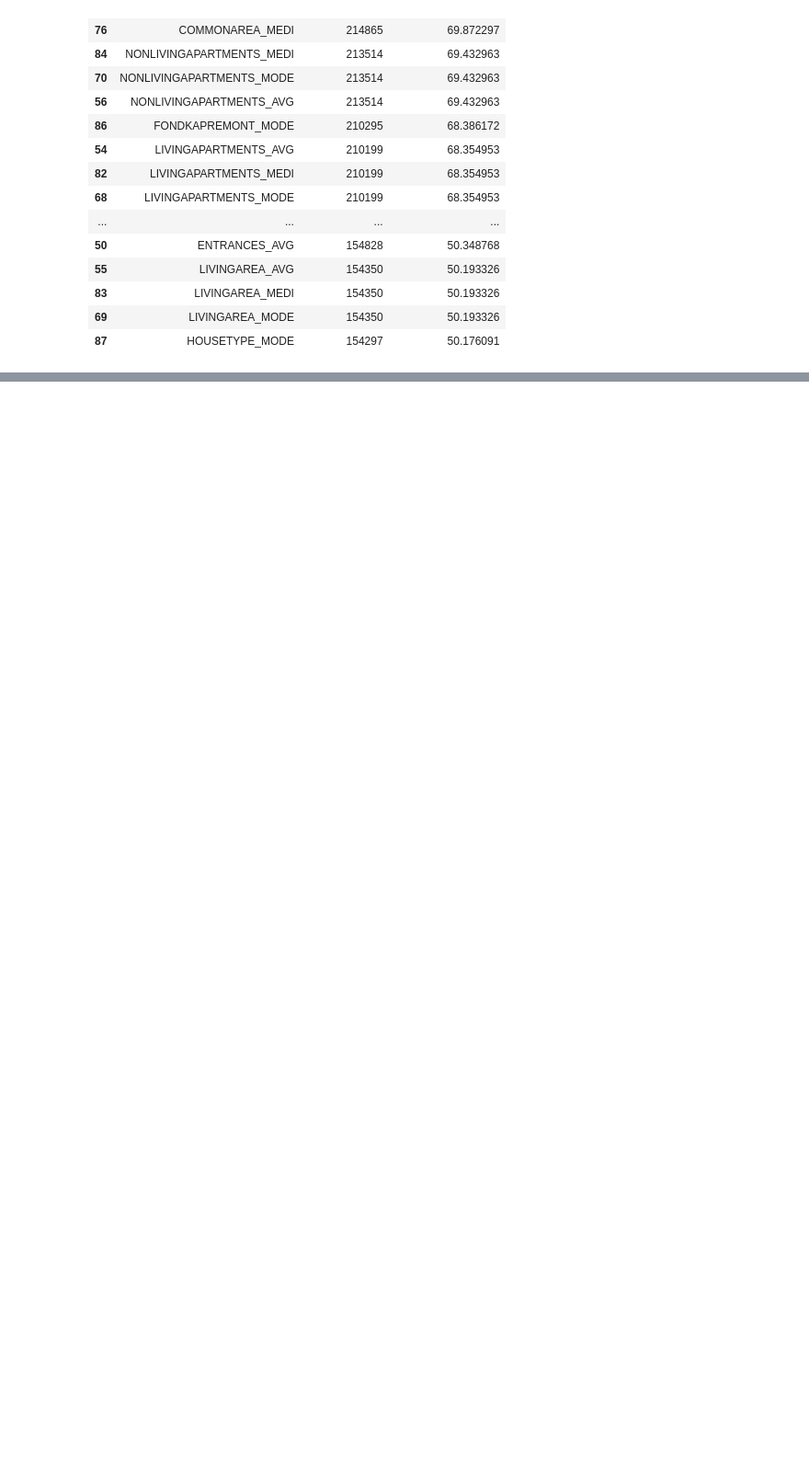
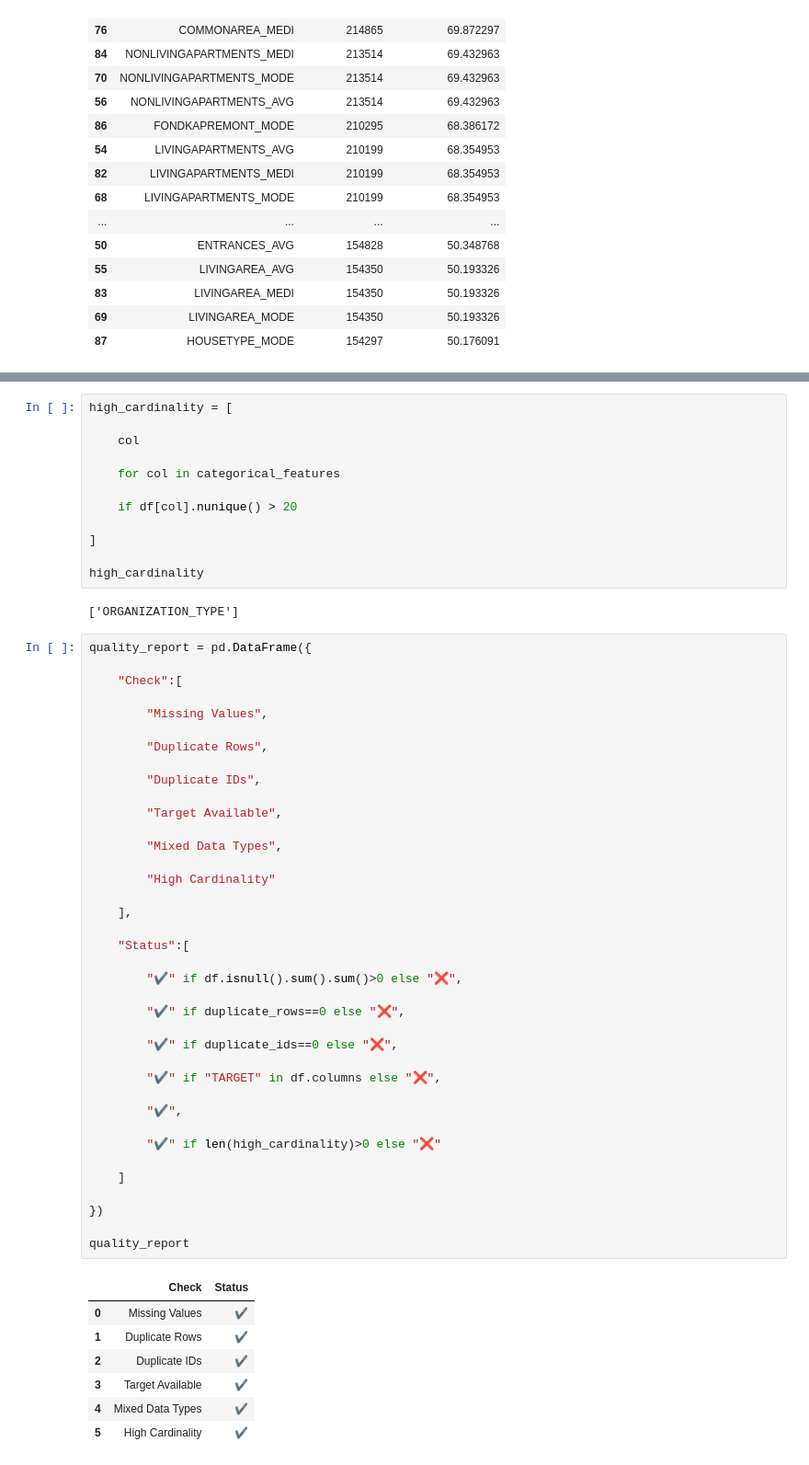
Before and after one commit to RISHAV2205/AI_Credit_Risk_Analysis_Platform, a Jupyter notebook: notebook/01_data_understanding.ipynb, the cells around one changed output, grey strips where cells are left out. Shown at 92% size. Saved outputs shown, nothing was run; the diff lists cells and outputs as text; blank space fills up the shorter version.

```diff
--- a/notebook/01_data_understanding.ipynb
+++ b/notebook/01_data_understanding.ipynb
@@ -245,0 +348,60 @@ for category, cols in feature_categories.items():
+# %%
+high_cardinality = [
+
+    col
+
+    for col in categorical_features
+
+    if df[col].nunique() > 20
+
+]
+
+high_cardinality
+# %% [output]
+['ORGANIZATION_TYPE']
+# %%
+quality_report = pd.DataFrame({
+
+    "Check":[
+
+        "Missing Values",
+
+        "Duplicate Rows",
+
+        "Duplicate IDs",
+
+        "Target Available",
+
+        "Mixed Data Types",
+
+        "High Cardinality"
+
+    ],
+
+    "Status":[
+
+        "✔️" if df.isnull().sum().sum()>0 else "❌",
+
+        "✔️" if duplicate_rows==0 else "❌",
+
+        "✔️" if duplicate_ids==0 else "❌",
+
+        "✔️" if "TARGET" in df.columns else "❌",
+
+        "✔️",
+
+        "✔️" if len(high_cardinality)>0 else "❌"
+
+    ]
+
+})
+
+quality_report
+# %% [output]
+|  | Check | Status |
+| 0 | Missing Values | ✔️ |
+| 1 | Duplicate Rows | ✔️ |
+| 2 | Duplicate IDs | ✔️ |
+| 3 | Target Available | ✔️ |
+| 4 | Mixed Data Types | ✔️ |
+| 5 | High Cardinality | ✔️ |
```
Also changed, not shown: parts of 13 cells of this notebook, 18 other files.
